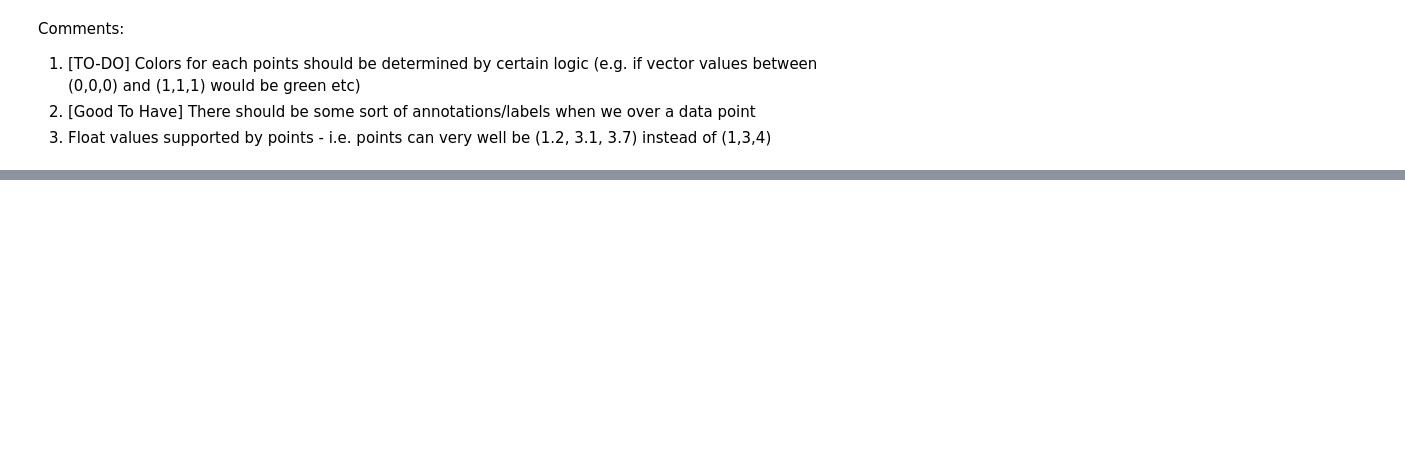
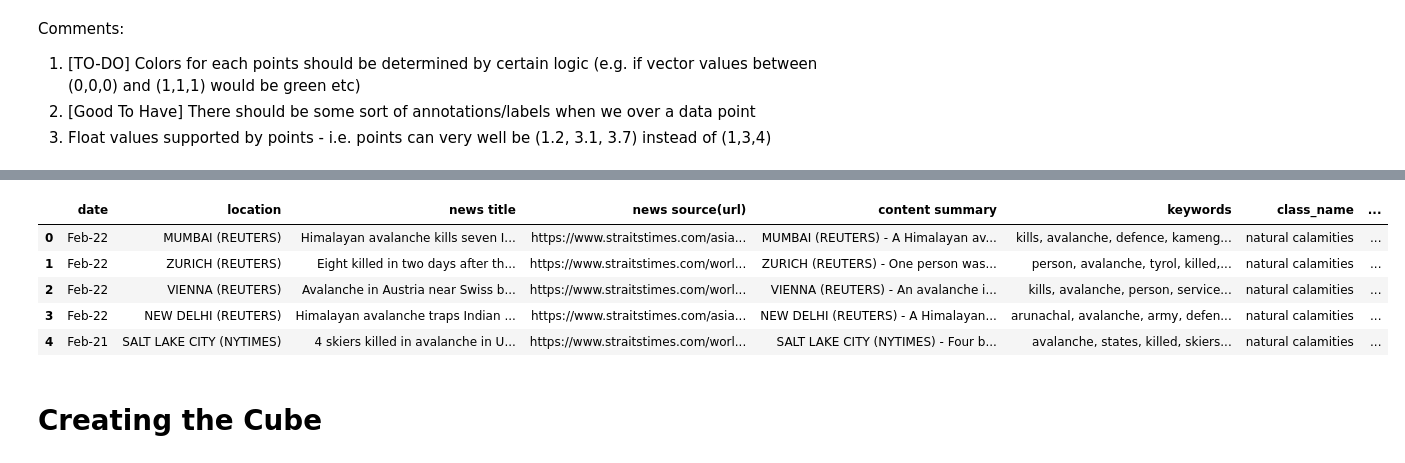
Before and after one commit to Shawntwj/FSX, a Jupyter notebook: 3D Plotting and Visualization/3D Plot Visualization.ipynb, the cells around one changed output, grey strips where cells are left out. Cells and saved outputs as stored; diff of their text form; code cells hidden in the pictures; blank space fills up the shorter version.

```diff
--- a/3D Plotting and Visualization/3D Plot Visualization.ipynb
+++ b/3D Plotting and Visualization/3D Plot Visualization.ipynb
@@ -62,0 +133,22 @@ Comments:
+# %%
+def create_human_control_score(x):
+    if x == 'idiosyncratic':
+        return 3
+    elif x == 'geophysical event':
+        return 1
+    elif x == 'cyberattack':
+        return 2
+    elif x == 'Terrorism':
+        return 2
+    elif x == 'Military Conflicts':
+        return 3
+    elif x == 'Economic Crisis':
+        return 3
+    elif x == 'pandemic':
+        return 3
+    elif x == 'Trade Dispute':
+        return 4
+    elif x == 'Man-Made Disaster':
+        return 1
+    else:
+        return 3
@@ -62,0 +164,2 @@ Comments:
+# %%
+df['Likelihood Score'] = df['new_class_name'].apply(create_likelihood_score)
@@ -62,0 +173,15 @@ Comments:
+# %%
+df['Severity Score'] = df['new_class_name'].apply(create_severity_score)
+# %%
+df['Human Control Score'] = df['new_class_name'].apply(create_human_control_score)
+# %%
+df.head()
+# %% [output]
+|  | date | location | news title | news source(url) | content summary | keywords | class_name | ... |
+| 0 | Feb-22 | MUMBAI (REUTERS) | Himalayan avalanche kills seven I... | https://www.straitstimes.com/asia... | MUMBAI (REUTERS) - A Himalayan av... | kills, avalanche, defence, kameng... | natural calamities | ... |
+| 1 | Feb-22 | ZURICH (REUTERS) | Eight killed in two days after th... | https://www.straitstimes.com/worl... | ZURICH (REUTERS) - One person was... | person, avalanche, tyrol, killed,... | natural calamities | ... |
+| 2 | Feb-22 | VIENNA (REUTERS) | Avalanche in Austria near Swiss b... | https://www.straitstimes.com/worl... | VIENNA (REUTERS) - An avalanche i... | kills, avalanche, person, service... | natural calamities | ... |
+| 3 | Feb-22 | NEW DELHI (REUTERS) | Himalayan avalanche traps Indian ... | https://www.straitstimes.com/asia... | NEW DELHI (REUTERS) - A Himalayan... | arunachal, avalanche, army, defen... | natural calamities | ... |
+| 4 | Feb-21 | SALT LAKE CITY (NYTIMES) | 4 skiers killed in avalanche in U... | https://www.straitstimes.com/worl... | SALT LAKE CITY (NYTIMES) - Four b... | avalanche, states, killed, skiers... | natural calamities | ... |
+# %% [markdown]
+# Creating the Cube
```
Also changed, not shown: parts of 13 cells of this notebook, 1 other file.
